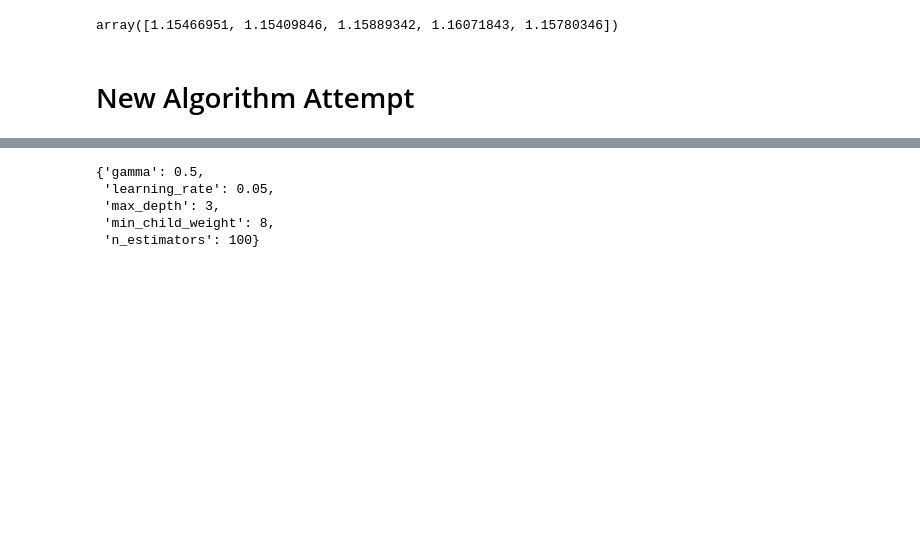
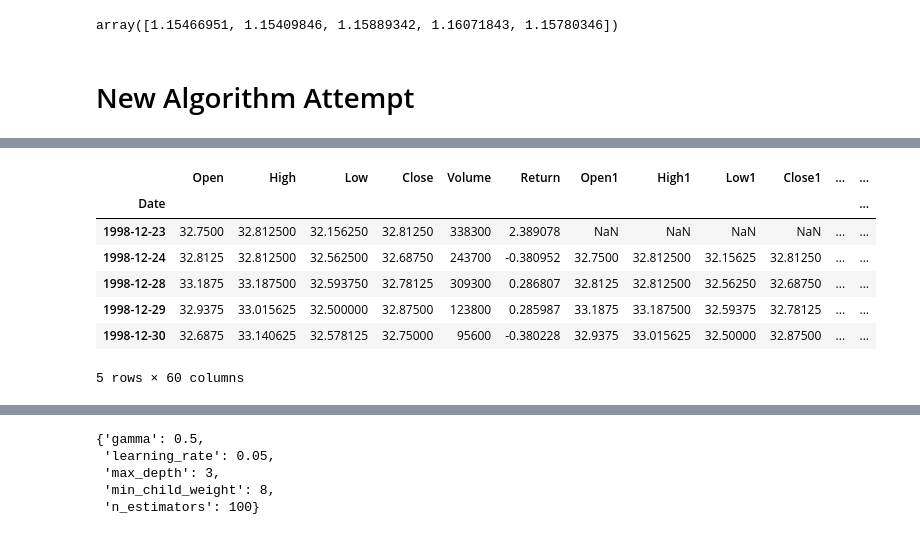
Before and after one commit to Xuecheng-Liu/Portfolio-Manager, a Jupyter notebook: portfolioManager/LSTM/ML.ipynb, the cells around one changed output, grey strips where cells are left out. Drawn from its saved outputs; the diff is of its cells as text; code cells hidden in the pictures; blank space fills up the shorter version.

```diff
--- a/portfolioManager/LSTM/ML.ipynb
+++ b/portfolioManager/LSTM/ML.ipynb
@@ -720,3 +722,22 @@ data.head()
+# %%
+for i in range(1, 10):
+    data['Open' + str(i)] = data['Open'].shift(i)
+    data['High' + str(i)] = data['High'].shift(i)
+    data['Low' + str(i)] = data['Low'].shift(i)
+    data['Close' + str(i)] = data['Close'].shift(i)
+    data['Volume' + str(i)] = data['Volume'].shift(i)
+    data['Return' + str(i)] = data['Return'].shift(i)
+
+data.head()
+# %% [output]
+|  | Open | High | Low | Close | Volume | Return | Open1 | High1 | Low1 | Close1 | ... | ... |
+| Date |  |  |  |  |  |  |  |  |  |  |  | ... |
+| 1998-12-23 | 32.7500 | 32.812500 | 32.156250 | 32.81250 | 338300 | 2.389078 | NaN | NaN | NaN | NaN | ... | ... |
+| 1998-12-24 | 32.8125 | 32.812500 | 32.562500 | 32.68750 | 243700 | -0.380952 | 32.7500 | 32.812500 | 32.15625 | 32.81250 | ... | ... |
+| 1998-12-28 | 33.1875 | 33.187500 | 32.593750 | 32.78125 | 309300 | 0.286807 | 32.8125 | 32.812500 | 32.56250 | 32.68750 | ... | ... |
+| 1998-12-29 | 32.9375 | 33.015625 | 32.500000 | 32.87500 | 123800 | 0.285987 | 33.1875 | 33.187500 | 32.59375 | 32.78125 | ... | ... |
+| 1998-12-30 | 32.6875 | 33.140625 | 32.578125 | 32.75000 | 95600 | -0.380228 | 32.9375 | 33.015625 | 32.50000 | 32.87500 | ... | ... |
+5 rows × 60 columns
 # %%
 import talib as ta
 
```
Also changed, not shown: parts of 4 cells of this notebook.
